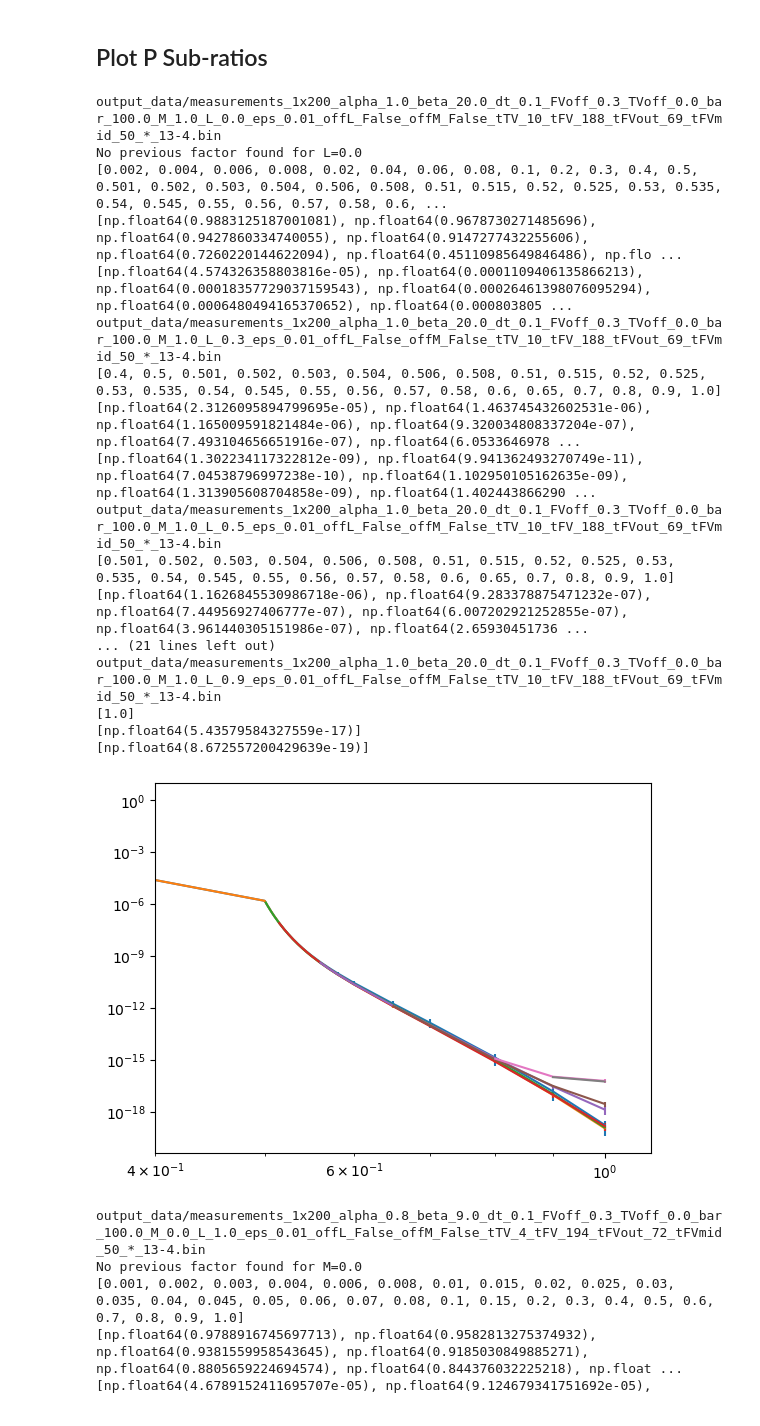
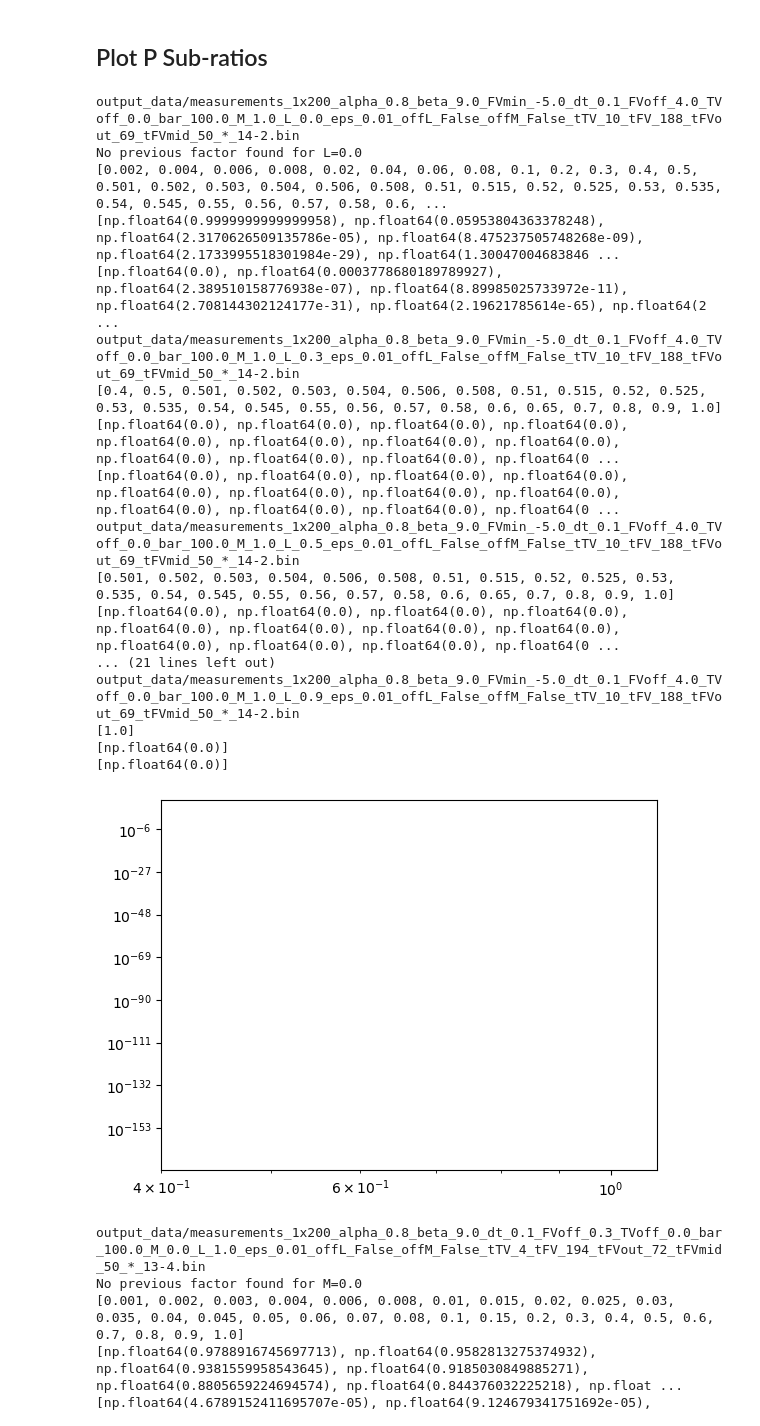
Before and after one commit to jinluchang/Qlattice, a Jupyter notebook: applications/false-vacuum-decay/error_analysis.ipynb, the cells around one changed output. Drawn from its saved outputs; the diff is of its cells as text; code cells hidden in the pictures.

```diff
--- a/applications/false-vacuum-decay/error_analysis.ipynb
+++ b/applications/false-vacuum-decay/error_analysis.ipynb
@@ -25,8 +25,9 @@ dt = 0.1
 
 alpha = 0.8
 beta = 9.0
+V_FV_min = -5.0
 barrier_strength = 100.0
-FV_offset = 0.3
+FV_offset = 4.0
 TV_offset = 0.0
 eps = 1e-2
 
@@ -37,7 +38,7 @@ M = "*"
 L = "*"
 t_FV = "*"
 
-version = "14-1"
+version = "14-2"
 date = "*"
 #date = "2025-04-01" #datetime.datetime.now().date()
 
@@ -46,7 +47,7 @@ block_size = 2000
 
 measurements = data.Data(cutoff, block_size)
 
-fileid = f"{1}x{Nt}_alpha_{alpha}_beta_{beta}_dt_{dt}_FVoff_{FV_offset}_TVoff_{TV_offset}_bar_{barrier_strength}_M_{M}_L_{L}_eps_{eps}_*_tFV_{t_FV}_*_{date}_{version}"
+fileid = f"{1}x{Nt}_alpha_{alpha}_beta_{beta}_FVmin_{V_FV_min}_dt_{dt}_FVoff_{FV_offset}_TVoff_{TV_offset}_bar_{barrier_strength}_M_{M}_L_{L}_eps_{eps}_*_tFV_{t_FV}_*_{date}_{version}"
 print(fileid)
 #measurements.load(f"../../../data/measurements_{fileid}.bin")
 measurements.load(f"output_data/measurements_{fileid}.bin")
@@ -131,0 +154,19 @@ an.plot_potential_2d(params, xmin=-3.5, xmax=5, ymin=-3.5, ymax=5, cmap="viridis
+# %%
+plt.style.use('_mpl-gallery')
+
+# Make data
+X = np.arange(-5, 10, 0.25)
+Y = np.arange(-5, 5, 0.25)
+X, Y = np.meshgrid(X, Y)
+R = np.sqrt(X**2 + Y**2)
+Z = np.sin(R)
+
+# Plot the surface
+fig, ax = plt.subplots(subplot_kw={"projection": "3d"})
+ax.plot_surface(X, Y, Z, vmin=Z.min() * 2)
+
+ax.set(xticklabels=[],
+       yticklabels=[],
+       zticklabels=[])
+
+plt.show()
@@ -340,32 +393,32 @@ plt.legend()
 # %%
 reload(analysis)
 an = analysis.Analysis(measurements)
-params = {"Nt": Nt, "alpha": alpha, "beta": beta, "dt": dt, "bar": barrier_strength, "M": 1.0}
+params = {"Nt": Nt, "alpha": alpha, "beta": beta, "FVmin": V_FV_min, "dt": dt, "bar": barrier_strength, "M": 1.0}
 
 an.plot_expS_vs_L(params=params)
 plt.gca().set_xlim([0.4,1.1])
 #plt.gca().set_ylim([1e-11,1e-9])
 plt.gca().set_xscale('log')
 plt.gca().set_yscale('log')
 # %% [output]
-output_data/measurements_1x200_alpha_1.0_beta_20.0_dt_0.1_FVoff_0.3_TVoff_0.0_bar_100.0_M_1.0_L_0.0_eps_0.01_offL_False_offM_False_tTV_10_tFV_188_tFVout_69_tFVmid_50_*_13-4.bin
+output_data/measurements_1x200_alpha_0.8_beta_9.0_FVmin_-5.0_dt_0.1_FVoff_4.0_TVoff_0.0_bar_100.0_M_1.0_L_0.0_eps_0.01_offL_False_offM_False_tTV_10_tFV_188_tFVout_69_tFVmid_50_*_14-2.bin
 No previous factor found for L=0.0
 [0.002, 0.004, 0.006, 0.008, 0.02, 0.04, 0.06, 0.08, 0.1, 0.2, 0.3, 0.4, 0.5, 0.501, 0.502, 0.503, 0.504, 0.506, 0.508, 0.51, 0.515, 0.52, 0.525, 0.53, 0.535, 0.54, 0.545, 0.55, 0.56, 0.57, 0.58, 0.6, ...
-[np.float64(0.9883125187001081), np.float64(0.9678730271485696), np.float64(0.9427860334740055), np.float64(0.9147277432255606), np.float64(0.7260220144622094), np.float64(0.45110985649846486), np.flo ...
-[np.float64(4.574326358803816e-05), np.float64(0.0001109406135866213), np.float64(0.00018357729037159543), np.float64(0.00026461398076095294), np.float64(0.0006480494165370652), np.float64(0.000803805 ...
-output_data/measurements_1x200_alpha_1.0_beta_20.0_dt_0.1_FVoff_0.3_TVoff_0.0_bar_100.0_M_1.0_L_0.3_eps_0.01_offL_False_offM_False_tTV_10_tFV_188_tFVout_69_tFVmid_50_*_13-4.bin
+[np.float64(0.9999999999999958), np.float64(0.05953804363378248), np.float64(2.3170626509135786e-05), np.float64(8.475237505748268e-09), np.float64(2.1733995518301984e-29), np.float64(1.30047004683846 ...
+[np.float64(0.0), np.float64(0.0003778680189789927), np.float64(2.389510158776938e-07), np.float64(8.89985025733972e-11), np.float64(2.708144302124177e-31), np.float64(2.19621785614e-65), np.float64(2 ...
+output_data/measurements_1x200_alpha_0.8_beta_9.0_FVmin_-5.0_dt_0.1_FVoff_4.0_TVoff_0.0_bar_100.0_M_1.0_L_0.3_eps_0.01_offL_False_offM_False_tTV_10_tFV_188_tFVout_69_tFVmid_50_*_14-2.bin
 [0.4, 0.5, 0.501, 0.502, 0.503, 0.504, 0.506, 0.508, 0.51, 0.515, 0.52, 0.525, 0.53, 0.535, 0.54, 0.545, 0.55, 0.56, 0.57, 0.58, 0.6, 0.65, 0.7, 0.8, 0.9, 1.0]
-[np.float64(2.3126095894799695e-05), np.float64(1.463745432602531e-06), np.float64(1.165009591821484e-06), np.float64(9.320034808337204e-07), np.float64(7.493104656651916e-07), np.float64(6.0533646978 ...
-[np.float64(1.302234117322812e-09), np.float64(9.941362493270749e-11), np.float64(7.04538796997238e-10), np.float64(1.102950105162635e-09), np.float64(1.313905608704858e-09), np.float64(1.402443866290 ...
-output_data/measurements_1x200_alpha_1.0_beta_20.0_dt_0.1_FVoff_0.3_TVoff_0.0_bar_100.0_M_1.0_L_0.5_eps_0.01_offL_False_offM_False_tTV_10_tFV_188_tFVout_69_tFVmid_50_*_13-4.bin
+[np.float64(0.0), np.float64(0.0), np.float64(0.0), np.float64(0.0), np.float64(0.0), np.float64(0.0), np.float64(0.0), np.float64(0.0), np.float64(0.0), np.float64(0.0), np.float64(0.0), np.float64(0 ...
+[np.float64(0.0), np.float64(0.0), np.float64(0.0), np.float64(0.0), np.float64(0.0), np.float64(0.0), np.float64(0.0), np.float64(0.0), np.float64(0.0), np.float64(0.0), np.float64(0.0), np.float64(0 ...
+output_data/measurements_1x200_alpha_0.8_beta_9.0_FVmin_-5.0_dt_0.1_FVoff_4.0_TVoff_0.0_bar_100.0_M_1.0_L_0.5_eps_0.01_offL_False_offM_False_tTV_10_tFV_188_tFVout_69_tFVmid_50_*_14-2.bin
 [0.501, 0.502, 0.503, 0.504, 0.506, 0.508, 0.51, 0.515, 0.52, 0.525, 0.53, 0.535, 0.54, 0.545, 0.55, 0.56, 0.57, 0.58, 0.6, 0.65, 0.7, 0.8, 0.9, 1.0]
-[np.float64(1.1626845530986718e-06), np.float64(9.283378875471232e-07), np.float64(7.44956927406777e-07), np.float64(6.007202921252855e-07), np.float64(3.961440305151986e-07), np.float64(2.65930451736 ...
+[np.float64(0.0), np.float64(0.0), np.float64(0.0), np.float64(0.0), np.float64(0.0), np.float64(0.0), np.float64(0.0), np.float64(0.0), np.float64(0.0), np.float64(0.0), np.float64(0.0), np.float64(0 ...
 ... (21 lines left out)
-output_data/measurements_1x200_alpha_1.0_beta_20.0_dt_0.1_FVoff_0.3_TVoff_0.0_bar_100.0_M_1.0_L_0.9_eps_0.01_offL_False_offM_False_tTV_10_tFV_188_tFVout_69_tFVmid_50_*_13-4.bin
+output_data/measurements_1x200_alpha_0.8_beta_9.0_FVmin_-5.0_dt_0.1_FVoff_4.0_TVoff_0.0_bar_100.0_M_1.0_L_0.9_eps_0.01_offL_False_offM_False_tTV_10_tFV_188_tFVout_69_tFVmid_50_*_14-2.bin
 [1.0]
-[np.float64(5.43579584327559e-17)]
-[np.float64(8.672557200429639e-19)]
+[np.float64(0.0)]
+[np.float64(0.0)]
-[figure, old version]
+[figure, new version]
 # %%
 reload(analysis)
 an = analysis.Analysis(measurements)
```
Also changed, not shown: parts of 14 cells of this notebook, 1 other file.
